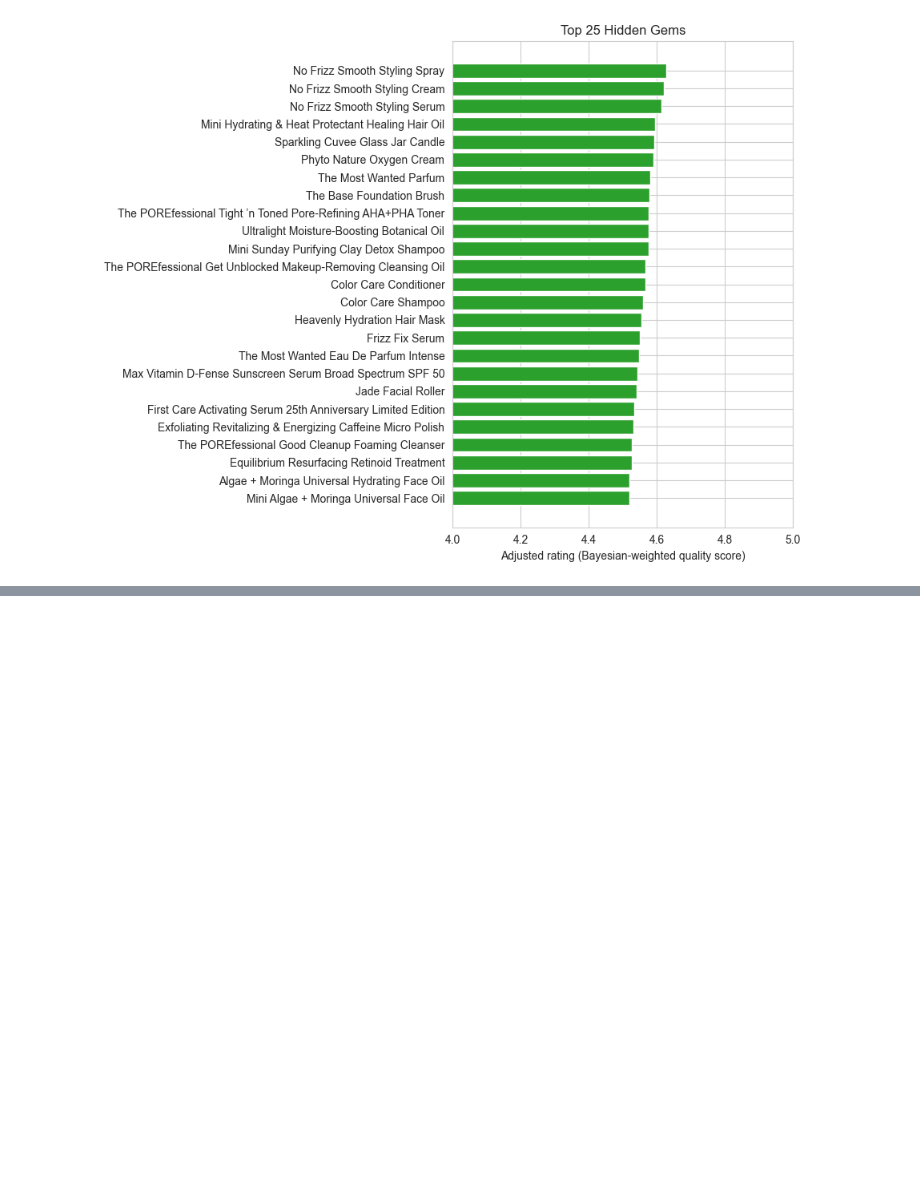
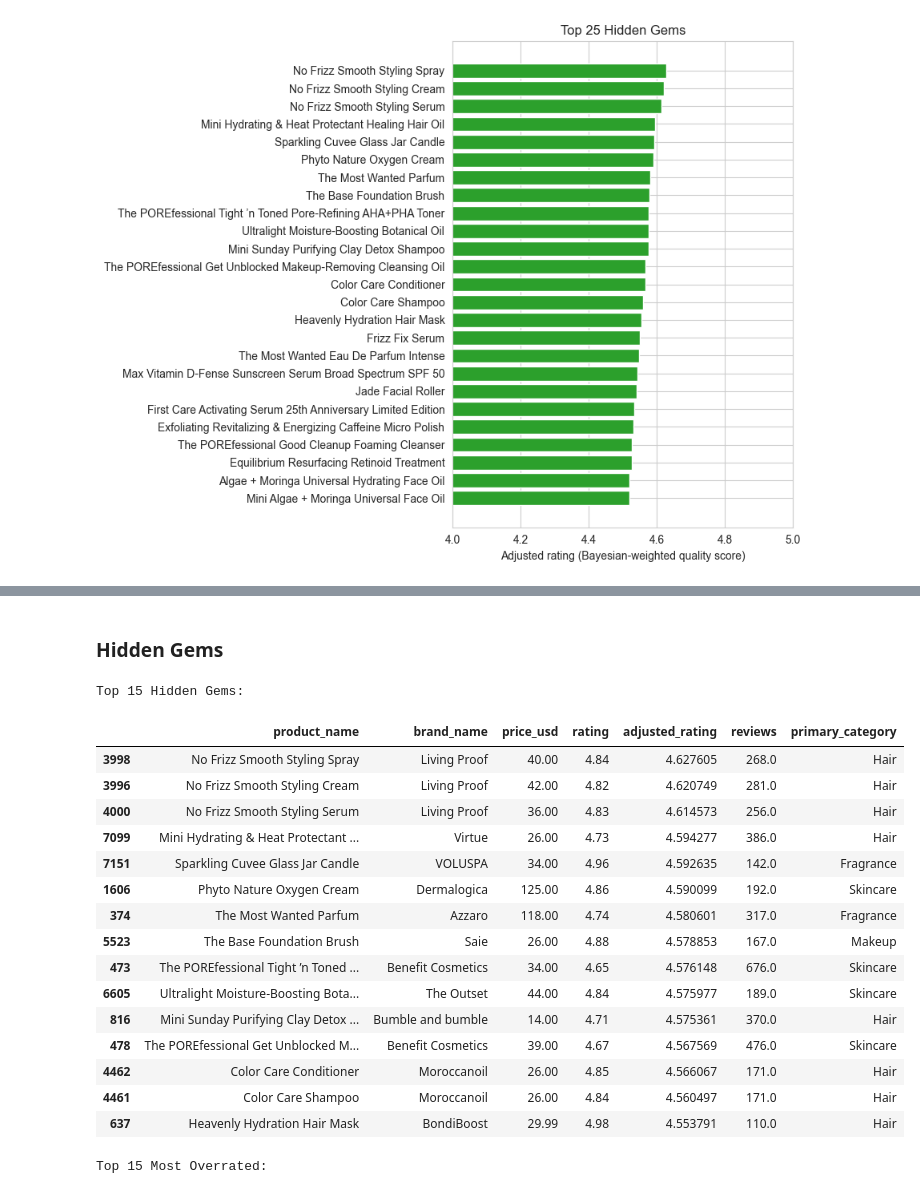
Before and after one commit to imgabrielas/Sephora, a Jupyter notebook: 05_hidden_gems_analysis.ipynb, the cells around one changed output, grey strips where cells are left out. Saved outputs shown, nothing was run; the diff lists cells and outputs as text; code cells hidden in the pictures; blank space fills up the shorter version.

Commit message:
hidden gems

```diff
--- a/05_hidden_gems_analysis.ipynb
+++ b/05_hidden_gems_analysis.ipynb
@@ -224,0 +231,21 @@ plt.show()
+# %%
+eligible["price_tier"] = pd.qcut(
+    eligible["price_usd"], q=4, labels=["Budget", "Mid", "High", "Premium"]
+)
+
+best_value = eligible.sort_values(["adjusted_rating", "price_usd"], ascending=[False, True]).head(10)
+
+best_affordable = eligible[eligible["price_tier"] == "Budget"].sort_values("adjusted_rating", ascending=False).head(10)
+
+premium_worth_it = eligible[
+    (eligible["price_tier"] == "Premium") & (eligible["quality_pct"] >= 0.70)
+].sort_values("adjusted_rating", ascending=False).head(10)
+
+cols = ["product_name", "brand_name", "price_usd", "rating", "adjusted_rating", "reviews", "primary_category"]
+
+print("Best Value:")
+display(best_value[cols])
+print("\nBest Affordable:")
+display(best_affordable[cols])
+print("\nPremium Worth Their Price:")
+display(premium_worth_it[cols])
@@ -224,0 +289,29 @@ plt.show()
+# %% [markdown]
+### Hidden Gems
+# %%
+print("Top 15 Hidden Gems:")
+top_gems = eligible[eligible["gem_segment"] == "Hidden Gem"].sort_values("adjusted_rating", ascending=False).head(15)
+display(top_gems[cols])
+
+print("\nTop 15 Most Overrated:")
+top_overrated = eligible[eligible["gem_segment"] == "Overrated"].sort_values("visibility_pct", ascending=False).head(15)
+display(top_overrated[cols])
+# %% [output]
+Top 15 Hidden Gems:
+|  | product_name | brand_name | price_usd | rating | adjusted_rating | reviews | primary_category |
+| 3998 | No Frizz Smooth Styling Spray | Living Proof | 40.00 | 4.84 | 4.627605 | 268.0 | Hair |
+| 3996 | No Frizz Smooth Styling Cream | Living Proof | 42.00 | 4.82 | 4.620749 | 281.0 | Hair |
+| 4000 | No Frizz Smooth Styling Serum | Living Proof | 36.00 | 4.83 | 4.614573 | 256.0 | Hair |
+| 7099 | Mini Hydrating & Heat Protectant ... | Virtue | 26.00 | 4.73 | 4.594277 | 386.0 | Hair |
+| 7151 | Sparkling Cuvee Glass Jar Candle | VOLUSPA | 34.00 | 4.96 | 4.592635 | 142.0 | Fragrance |
+| 1606 | Phyto Nature Oxygen Cream | Dermalogica | 125.00 | 4.86 | 4.590099 | 192.0 | Skincare |
+| 374 | The Most Wanted Parfum | Azzaro | 118.00 | 4.74 | 4.580601 | 317.0 | Fragrance |
+| 5523 | The Base Foundation Brush | Saie | 26.00 | 4.88 | 4.578853 | 167.0 | Makeup |
+| 473 | The POREfessional Tight ’n Toned ... | Benefit Cosmetics | 34.00 | 4.65 | 4.576148 | 676.0 | Skincare |
+| 6605 | Ultralight Moisture-Boosting Bota... | The Outset | 44.00 | 4.84 | 4.575977 | 189.0 | Skincare |
+| 816 | Mini Sunday Purifying Clay Detox ... | Bumble and bumble | 14.00 | 4.71 | 4.575361 | 370.0 | Hair |
+| 478 | The POREfessional Get Unblocked M... | Benefit Cosmetics | 39.00 | 4.67 | 4.567569 | 476.0 | Skincare |
+| 4462 | Color Care Conditioner | Moroccanoil | 26.00 | 4.85 | 4.566067 | 171.0 | Hair |
+| 4461 | Color Care Shampoo | Moroccanoil | 26.00 | 4.84 | 4.560497 | 171.0 | Hair |
+| 637 | Heavenly Hydration Hair Mask | BondiBoost | 29.99 | 4.98 | 4.553791 | 110.0 | Hair |
+Top 15 Most Overrated:
```
Also changed, not shown: parts of 3 cells of this notebook.
